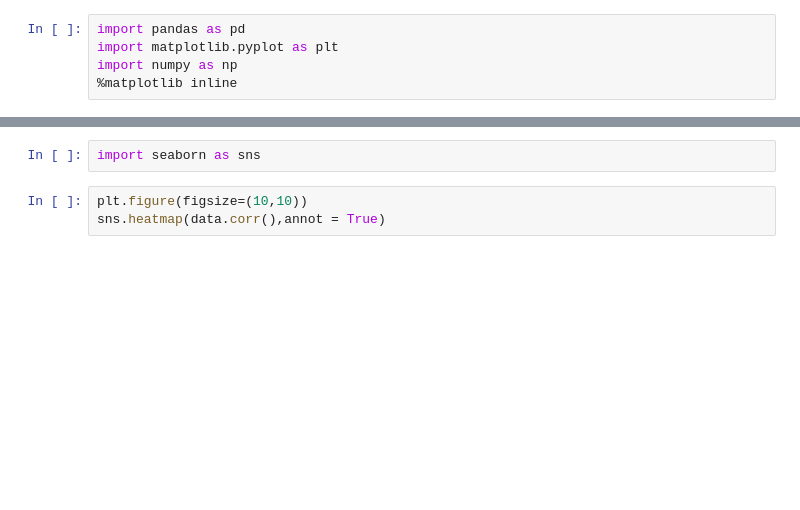
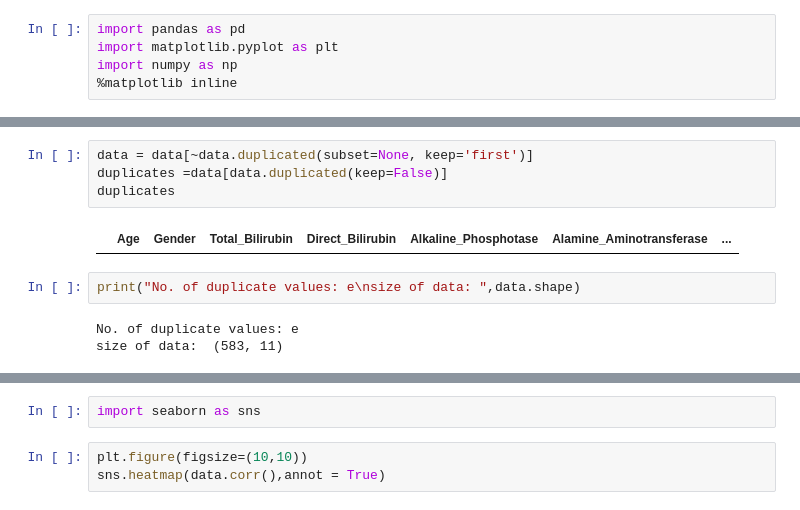
Before and after one commit to rootReb0rn/iMedic, a Jupyter notebook: Train/Train_Diabetes.ipynb, the cells around one changed output, grey strips where cells are left out. Saved outputs shown, nothing was run; the diff lists cells and outputs as text; blank space fills up the shorter version.

```diff
--- a/Train/Train_Diabetes.ipynb
+++ b/Train/Train_Diabetes.ipynb
@@ -21,3 +54,14 @@ data.shape
+# %%
+data = data[~data.duplicated(subset=None, keep='first')]
+duplicates =data[data.duplicated(keep=False)]
+duplicates
+# %% [output]
+|  | Age | Gender | Total_Bilirubin | Direct_Bilirubin | Alkaline_Phosphotase | Alamine_Aminotransferase | ... |
+# %%
+print("No. of duplicate values: e\nsize of data: ",data.shape)
+# %% [output]
+No. of duplicate values: e
+size of data:  (583, 11)
 # %%
 data.isnull().sum()
 # %% [output]
```
Also changed, not shown: parts of 18 cells of this notebook, 3 other files.
